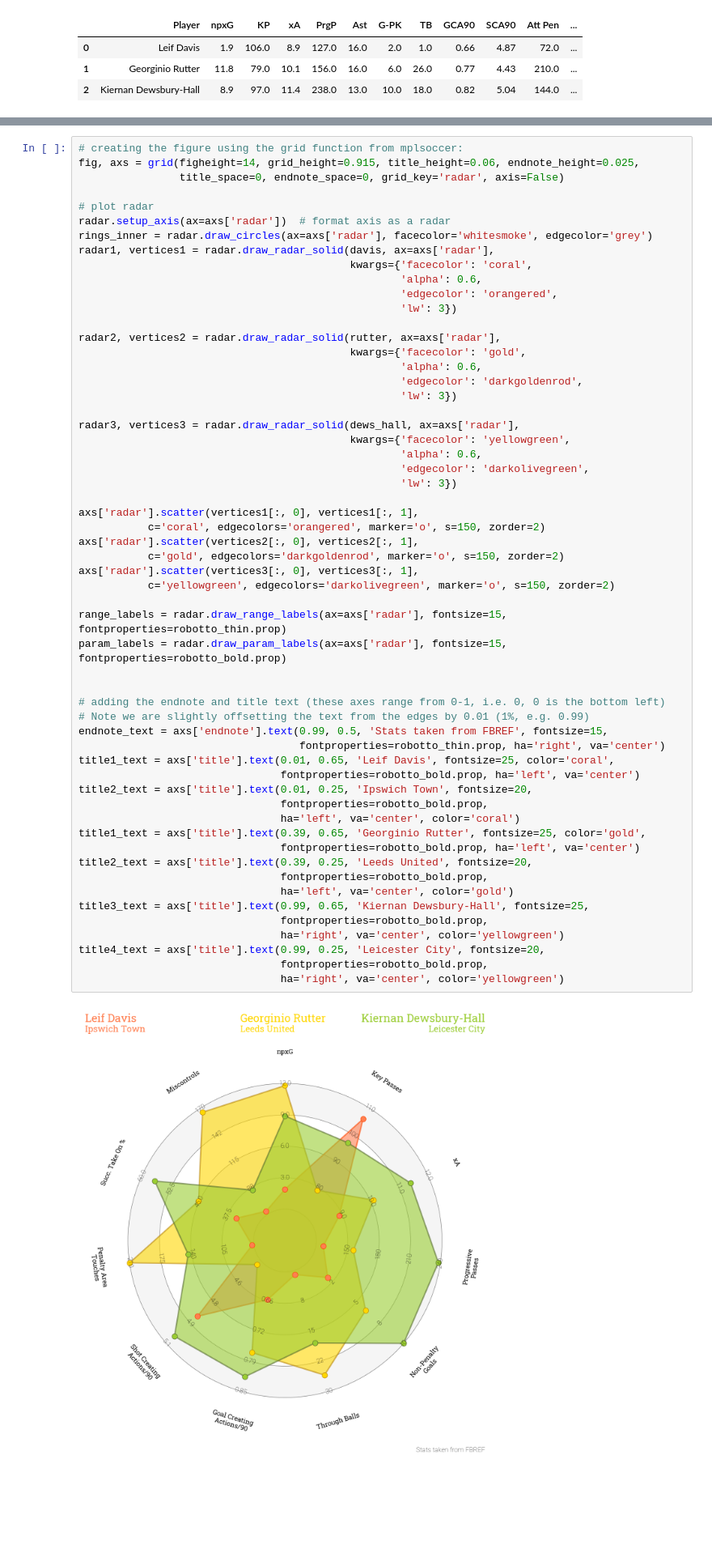
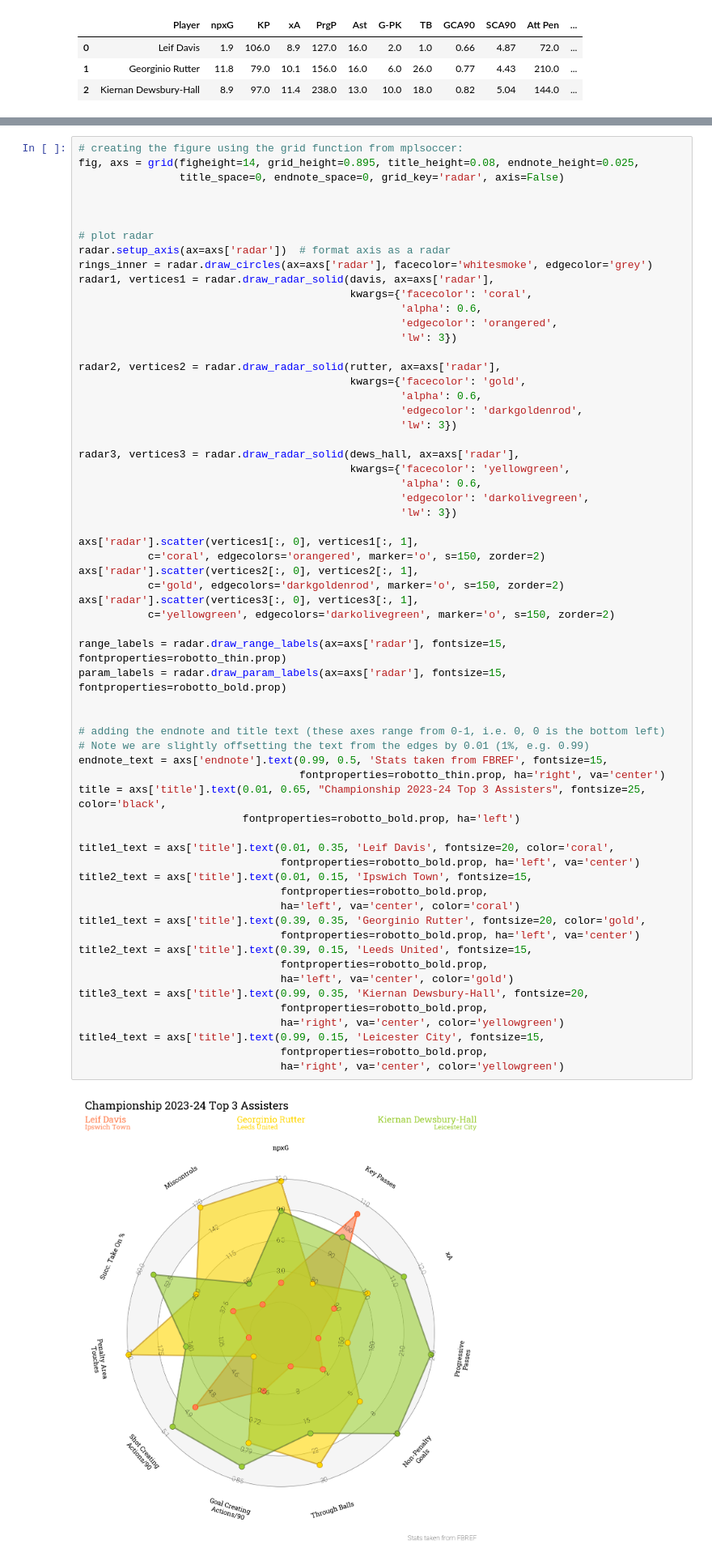
Before and after one commit to jamesdidathing/football_analysis, a Jupyter notebook: projects/championship_players_radar.ipynb, the cells around one changed output, grey strips where cells are left out. Shown: that part at 81% size. Drawn from its saved outputs; the diff is of its cells as text; blank space fills up the shorter version.

Commit message:
added titles to plots

```diff
--- a/projects/championship_players_radar.ipynb
+++ b/projects/championship_players_radar.ipynb
@@ -450,8 +452,10 @@ rutter = [rutter['npxG'], rutter['KP'], rutter['xA'], rutter['PrgP'], rutter['G-
 dews_hall = [dews_hall['npxG'], dews_hall['KP'], dews_hall['xA'], dews_hall['PrgP'], dews_hall['G-PK'], dews_hall['TB'], dews_hall['GCA90'], dews_hall['SCA90'], dews_hall['Att Pen'], dews_hall['Succ%'], dews_hall['Mis']]
 # %%
 # creating the figure using the grid function from mplsoccer:
-fig, axs = grid(figheight=14, grid_height=0.915, title_height=0.06, endnote_height=0.025,
+fig, axs = grid(figheight=14, grid_height=0.895, title_height=0.08, endnote_height=0.025,
                 title_space=0, endnote_space=0, grid_key='radar', axis=False)
+
+
 
 # plot radar
 radar.setup_axis(ax=axs['radar'])  # format axis as a radar
@@ -473,37 +477,40 @@ radar3, vertices3 = radar.draw_radar_solid(dews_hall, ax=axs['radar'],
                                                    'alpha': 0.6,
                                                    'edgecolor': 'darkolivegreen',
                                                    'lw': 3})
 
 axs['radar'].scatter(vertices1[:, 0], vertices1[:, 1],
            c='coral', edgecolors='orangered', marker='o', s=150, zorder=2)
 axs['radar'].scatter(vertices2[:, 0], vertices2[:, 1],
            c='gold', edgecolors='darkgoldenrod', marker='o', s=150, zorder=2)
 axs['radar'].scatter(vertices3[:, 0], vertices3[:, 1],
            c='yellowgreen', edgecolors='darkolivegreen', marker='o', s=150, zorder=2)
 
 range_labels = radar.draw_range_labels(ax=axs['radar'], fontsize=15, fontproperties=robotto_thin.prop)
 param_labels = radar.draw_param_labels(ax=axs['radar'], fontsize=15, fontproperties=robotto_bold.prop)
 
 
 # adding the endnote and title text (these axes range from 0-1, i.e. 0, 0 is the bottom left)
 # Note we are slightly offsetting the text from the edges by 0.01 (1%, e.g. 0.99)
 endnote_text = axs['endnote'].text(0.99, 0.5, 'Stats taken from FBREF', fontsize=15,
                                    fontproperties=robotto_thin.prop, ha='right', va='center')
-title1_text = axs['title'].text(0.01, 0.65, 'Leif Davis', fontsize=25, color='coral',
+title = axs['title'].text(0.01, 0.65, "Championship 2023-24 Top 3 Assisters", fontsize=25, color='black',
+                          fontproperties=robotto_bold.prop, ha='left')
+
+title1_text = axs['title'].text(0.01, 0.35, 'Leif Davis', fontsize=20, color='coral',
                                 fontproperties=robotto_bold.prop, ha='left', va='center')
-title2_text = axs['title'].text(0.01, 0.25, 'Ipswich Town', fontsize=20,
+title2_text = axs['title'].text(0.01, 0.15, 'Ipswich Town', fontsize=15,
                                 fontproperties=robotto_bold.prop,
                                 ha='left', va='center', color='coral')
-title1_text = axs['title'].text(0.39, 0.65, 'Georginio Rutter', fontsize=25, color='gold',
+title1_text = axs['title'].text(0.39, 0.35, 'Georginio Rutter', fontsize=20, color='gold',
                                 fontproperties=robotto_bold.prop, ha='left', va='center')
-title2_text = axs['title'].text(0.39, 0.25, 'Leeds United', fontsize=20,
+title2_text = axs['title'].text(0.39, 0.15, 'Leeds United', fontsize=15,
                                 fontproperties=robotto_bold.prop,
                                 ha='left', va='center', color='gold')
-title3_text = axs['title'].text(0.99, 0.65, 'Kiernan Dewsbury-Hall', fontsize=25,
+title3_text = axs['title'].text(0.99, 0.35, 'Kiernan Dewsbury-Hall', fontsize=20,
                                 fontproperties=robotto_bold.prop,
                                 ha='right', va='center', color='yellowgreen')
-title4_text = axs['title'].text(0.99, 0.25, 'Leicester City', fontsize=20,
+title4_text = axs['title'].text(0.99, 0.15, 'Leicester City', fontsize=15,
                                 fontproperties=robotto_bold.prop,
                                 ha='right', va='center', color='yellowgreen')
 # %% [output]
-[figure, old version]
+[figure, new version]
```
Also changed, not shown: parts of 1 cell of this notebook.
